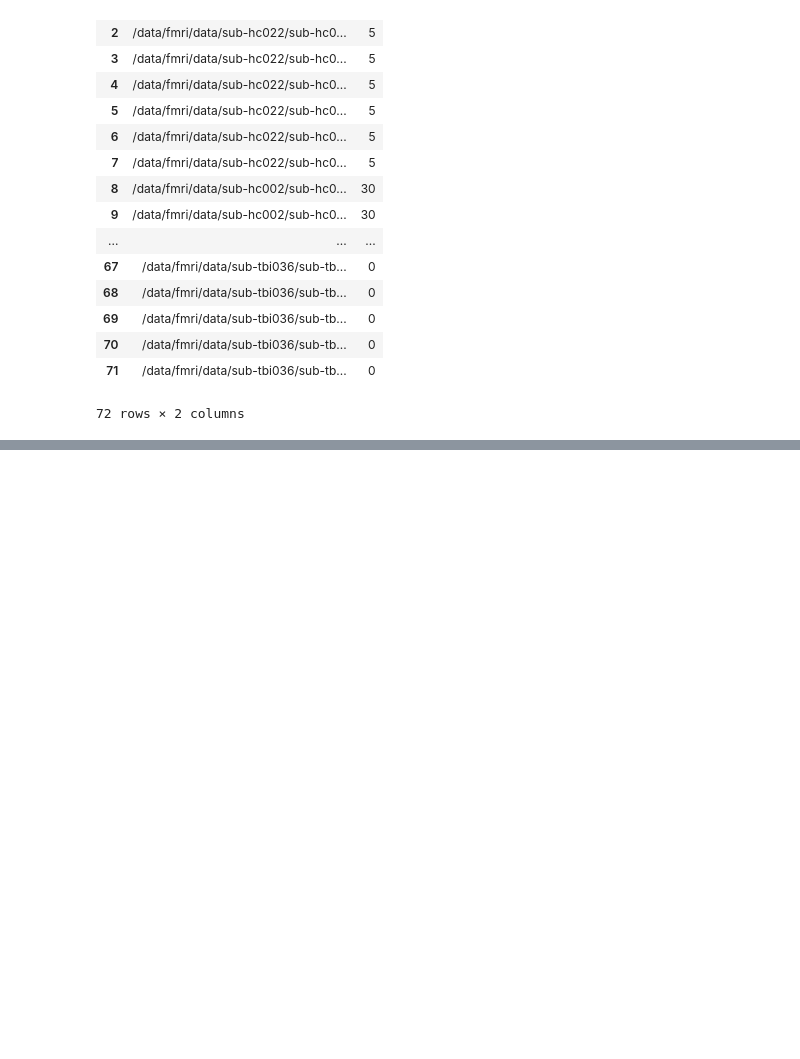
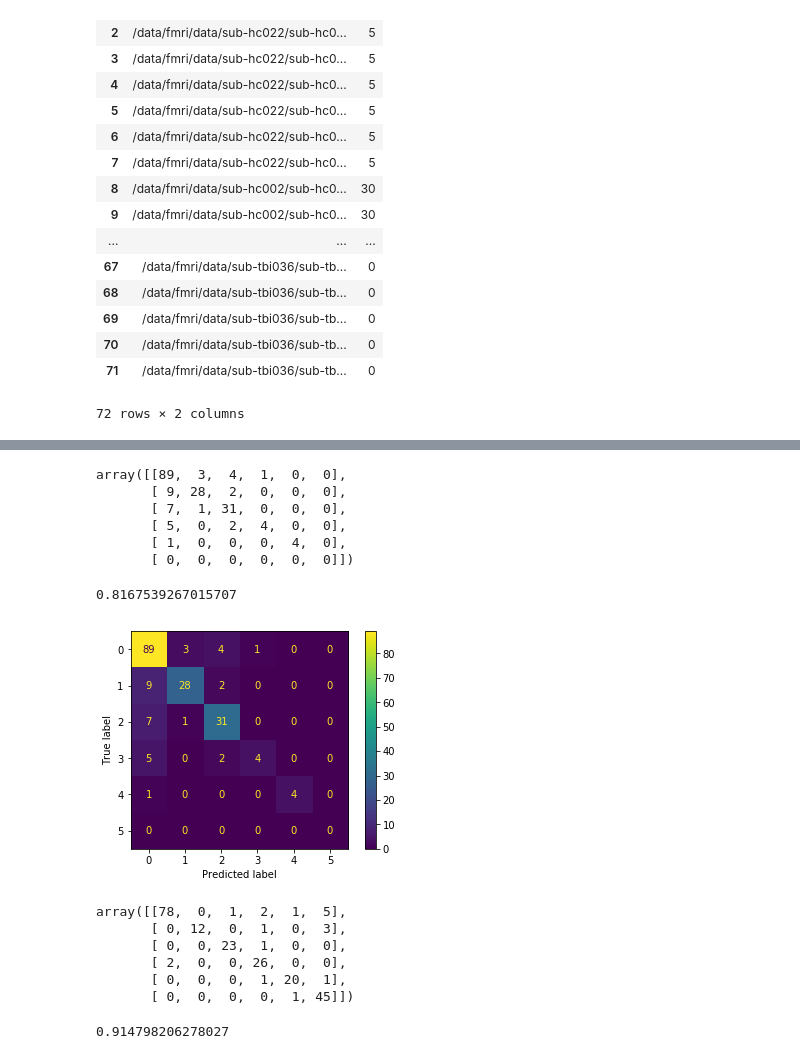
Before and after one commit to asheeshcric/fMRI-TBI, a Jupyter notebook: notebooks/prepare_data_labels.ipynb, the cells around one changed output, grey strips where cells are left out. Cells and saved outputs as stored; diff of their text form; code cells hidden in the pictures; blank space fills up the shorter version.

Commit message:
Plot confusion matrices for TBI and HC subjects

```diff
--- a/notebooks/prepare_data_labels.ipynb
+++ b/notebooks/prepare_data_labels.ipynb
@@ -224,0 +286,50 @@ val_data
+# %%
+import numpy as np
+hc_cm = np.array([
+    [89, 3, 4, 1, 0, 0],
+    [9, 28, 2, 0, 0, 0],
+    [7, 1, 31, 0, 0, 0],
+    [5, 0, 2, 4, 0, 0],
+    [1, 0, 0, 0, 4, 0],
+    [0, 0, 0, 0, 0, 0]
+])
+hc_cm
+# %% [output]
+array([[89,  3,  4,  1,  0,  0],
+       [ 9, 28,  2,  0,  0,  0],
+       [ 7,  1, 31,  0,  0,  0],
+       [ 5,  0,  2,  4,  0,  0],
+       [ 1,  0,  0,  0,  4,  0],
+       [ 0,  0,  0,  0,  0,  0]])
+# %%
+(hc_cm.diagonal()/hc_cm.sum()).sum()
+# %% [output]
+0.8167539267015707
+# %%
+disp = ConfusionMatrixDisplay(confusion_matrix=hc_cm, display_labels=list(range(6)))
+disp.plot()
+plt.savefig('hc_confusion_matrix.png')
+plt.show()
+# %% [output]
+[figure, added]
+# %%
+tbi_cm = np.array([
+    [78, 0, 1, 2, 1, 5],
+    [0, 12, 0, 1, 0, 3],
+    [0, 0, 23, 1, 0, 0],
+    [2, 0, 0, 26, 0, 0],
+    [0, 0, 0, 1, 20, 1],
+    [0, 0, 0, 0, 1, 45]
+])
+tbi_cm
+# %% [output]
+array([[78,  0,  1,  2,  1,  5],
+       [ 0, 12,  0,  1,  0,  3],
+       [ 0,  0, 23,  1,  0,  0],
+       [ 2,  0,  0, 26,  0,  0],
+       [ 0,  0,  0,  1, 20,  1],
+       [ 0,  0,  0,  0,  1, 45]])
+# %%
+(tbi_cm.diagonal()/tbi_cm.sum()).sum()
+# %% [output]
+0.914798206278027
```
Also changed, not shown: parts of 16 cells of this notebook.
